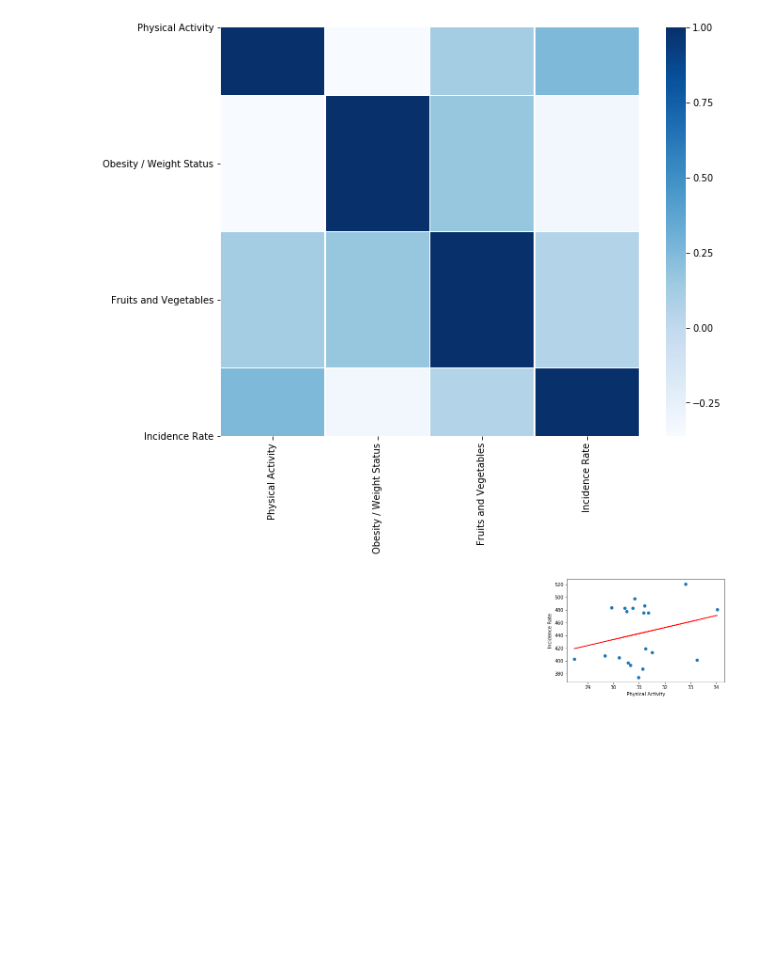
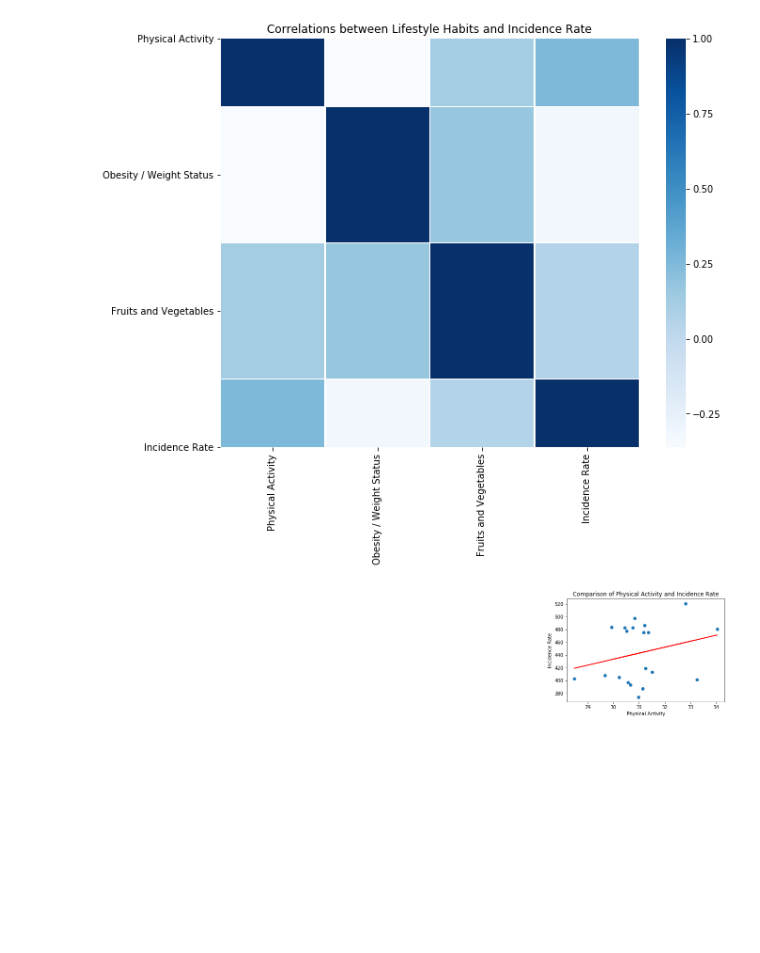
Before and after one commit to settinge/Cancer-and-Nonbiological-Variables, a Jupyter notebook: Lifestyle Data Code.ipynb, the cells around one changed output. Cells and saved outputs as stored; diff of their text form; code cells hidden in the pictures.

```diff
--- a/Lifestyle Data Code.ipynb
+++ b/Lifestyle Data Code.ipynb
@@ -112,20 +176,20 @@ export_csv = corr_cat_data.to_csv (r'../Row-2-Group-Project/corr_cat_data.csv',
 # %%
-
-
+#National Correlations (Top States with data)
 fig, ax = plt.subplots(figsize=(10,8))
 akws = {"ha": 'left',"va": 'bottom'}
 
 sns.heatmap(corr_cat_data.corr(method='pearson'), annot=False, annot_kws = akws,fmt='.2f',
             cmap=plt.get_cmap('Blues'), cbar=True, ax=ax,linewidths = 0.5,)
 
 ax.set_yticklabels(ax.get_yticklabels(), rotation="horizontal")
-
-plt.savefig('../Row-2-Group-Project/Correlation_Chart.png')
-
+plt.title("Correlations between Lifestyle Habits and Incidence Rate")
+plt.savefig('../Row-2-Group-Project/Correlation_Chart.png',bbox_inches='tight')
 plt.show()
 # %% [output]
-[figure, old version]
+[figure, new version]
 # %%
+
+
 x_values = cat_data["Physical Activity"]
 y_values = corr_cat_data["Incidence Rate"]
 (slope, intercept, rvalue, pvalue, stderr) = linregress(x_values, y_values)
@@ -136,14 +200,13 @@ line_eq = "y = " + str(round(slope,2)) + "x + " + str(round(intercept,2))
 plt.scatter(x_values,y_values)
 plt.plot(x_values,regress_values,"r-")
 plt.annotate(line_eq,(10,5),fontsize=15,color="red")
+plt.title('Comparison of Physical Activity and Incidence Rate')
 plt.xlabel('Physical Activity')
 plt.ylabel('Incidence Rate')
 plt.savefig('../Row-2-Group-Project/Physical_Activity_Incidence_Scatter_Chart.png')
-
-
 plt.show()
 # %% [output]
-[figure, old version]
+[figure, new version]
 # %%
 x_values = cat_data["Obesity / Weight Status"]
 y_values = corr_cat_data["Incidence Rate"]
```
Also changed, not shown: parts of 7 cells of this notebook, 9 other files.
